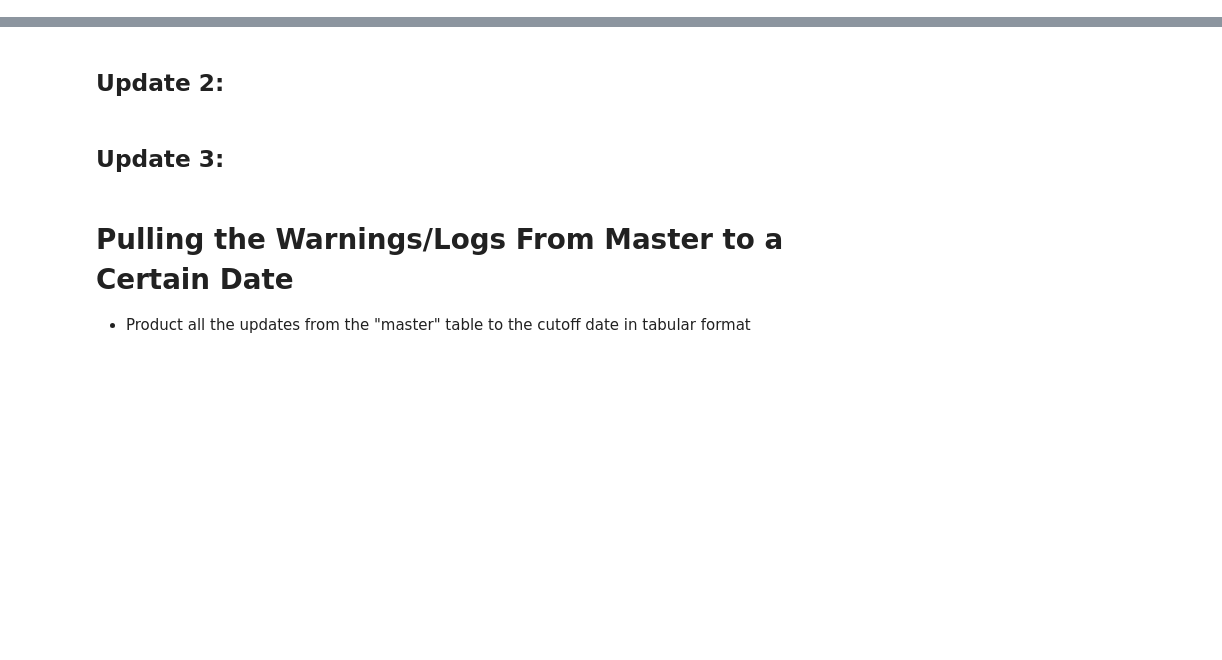
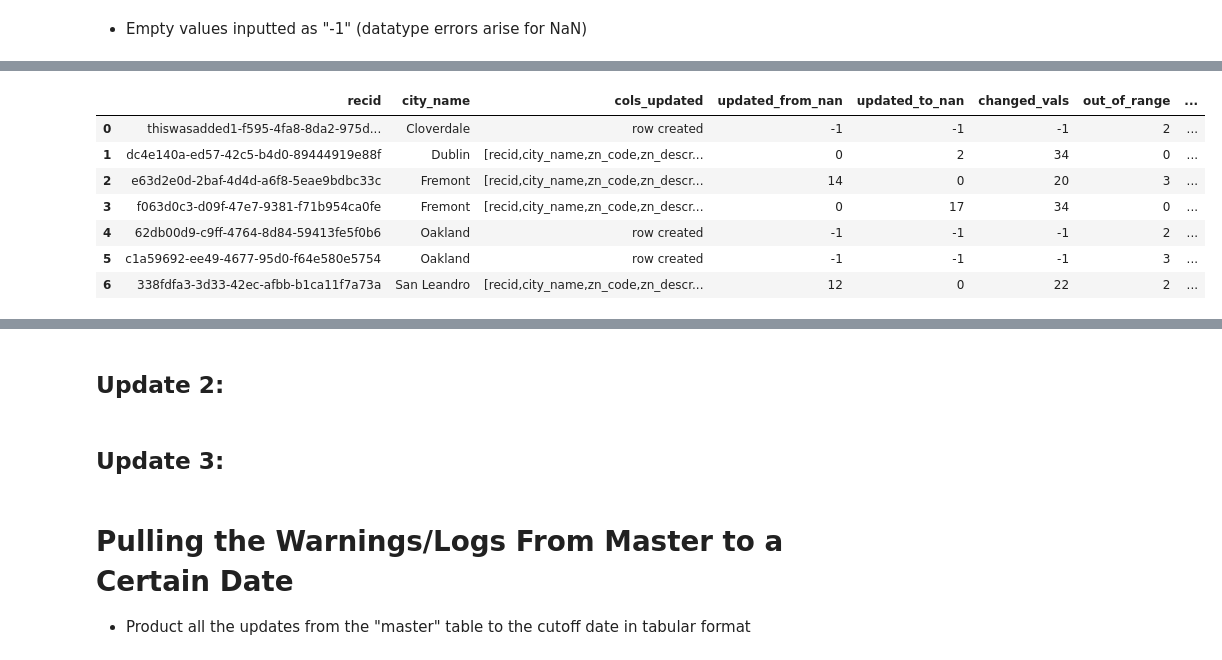
Before and after one commit to okeefe123/Metropolitan-Transportation-Commission, a Jupyter notebook: Jurisdiction-Entry-QAQC-Analysis/Jurisdiction_QAQC_Analysis.ipynb, the cells around one changed output, grey strips where cells are left out. Drawn from its saved outputs; the diff is of its cells as text; code cells hidden in the pictures; blank space fills up the shorter version.

```diff
--- a/Jurisdiction-Entry-QAQC-Analysis/Jurisdiction_QAQC_Analysis.ipynb
+++ b/Jurisdiction-Entry-QAQC-Analysis/Jurisdiction_QAQC_Analysis.ipynb
@@ -129,0 +255,5 @@ lambda_client.invoke(FunctionName='Jurisdiction-Entry-Logging',
+# %% [markdown]
+- Empty values inputted as "-1" (datatype errors arise for NaN)
+# %%
+pretty_print(pull_df_from_redshift_sql('select * from basis_edit_logs.edit_log_2021'))
+# %% [output]
@@ -129,0 +261,8 @@ lambda_client.invoke(FunctionName='Jurisdiction-Entry-Logging',
+|  | recid | city_name | cols_updated | updated_from_nan | updated_to_nan | changed_vals | out_of_range | ... |
+| 0 | thiswasadded1-f595-4fa8-8da2-975d... | Cloverdale | row created | -1 | -1 | -1 | 2 | ... |
+| 1 | dc4e140a-ed57-42c5-b4d0-89444919e88f | Dublin | [recid,city_name,zn_code,zn_descr... | 0 | 2 | 34 | 0 | ... |
+| 2 | e63d2e0d-2baf-4d4d-a6f8-5eae9bdbc33c | Fremont | [recid,city_name,zn_code,zn_descr... | 14 | 0 | 20 | 3 | ... |
+| 3 | f063d0c3-d09f-47e7-9381-f71b954ca0fe | Fremont | [recid,city_name,zn_code,zn_descr... | 0 | 17 | 34 | 0 | ... |
+| 4 | 62db00d9-c9ff-4764-8d84-59413fe5f0b6 | Oakland | row created | -1 | -1 | -1 | 2 | ... |
+| 5 | c1a59692-ee49-4677-95d0-f64e580e5754 | Oakland | row created | -1 | -1 | -1 | 3 | ... |
+| 6 | 338fdfa3-3d33-42ec-afbb-b1ca11f7a73a | San Leandro | [recid,city_name,zn_code,zn_descr... | 12 | 0 | 22 | 2 | ... |
```
Also changed, not shown: parts of 31 cells of this notebook.
